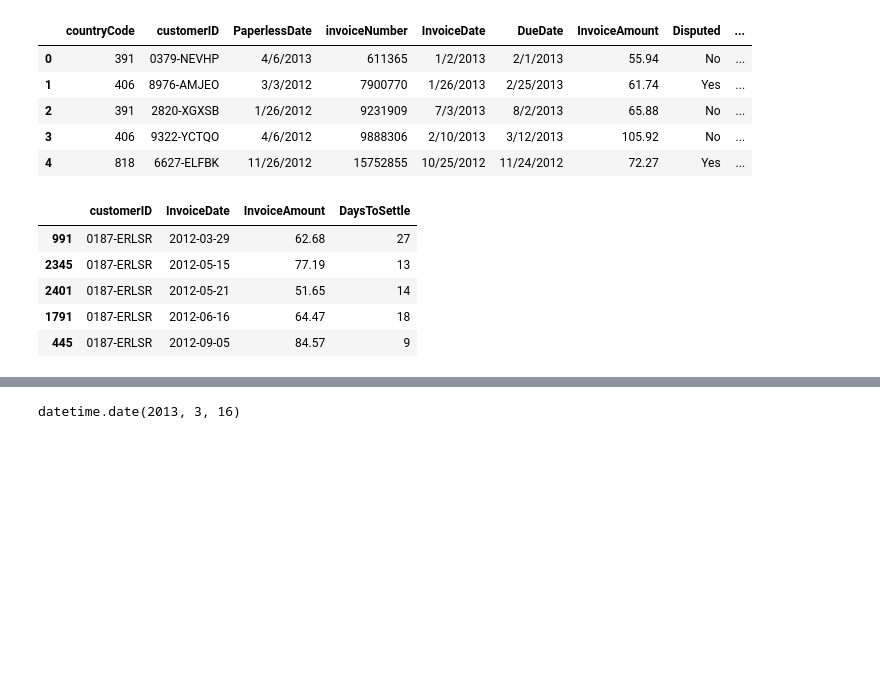
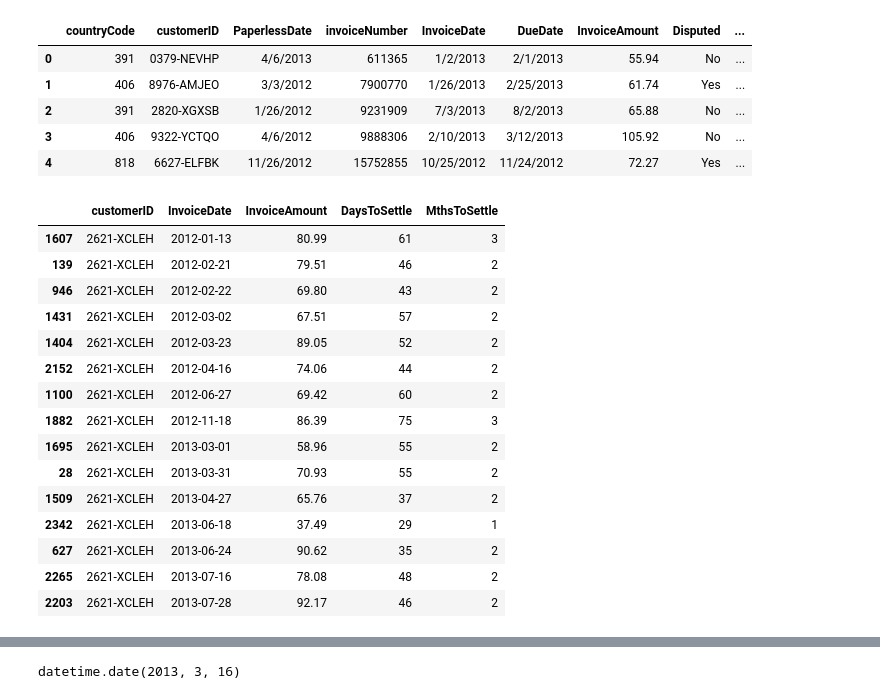
Before and after one commit to MengOonLee/AccountReceivable, a Jupyter notebook: Workflow/InvoicePayment/Forecasting.ipynb, the cells around one changed output, grey strips where cells are left out. Cells and saved outputs as stored; diff of their text form; code cells hidden in the pictures; blank space fills up the shorter version.

```diff
--- a/Workflow/InvoicePayment/Forecasting.ipynb
+++ b/Workflow/InvoicePayment/Forecasting.ipynb
@@ -56,24 +56,41 @@ memory usage: 231.3+ KB
 | 2 | 391 | 2820-XGXSB | 1/26/2012 | 9231909 | 7/3/2013 | 8/2/2013 | 65.88 | No | ... |
 | 3 | 406 | 9322-YCTQO | 4/6/2012 | 9888306 | 2/10/2013 | 3/12/2013 | 105.92 | No | ... |
 | 4 | 818 | 6627-ELFBK | 11/26/2012 | 15752855 | 10/25/2012 | 11/24/2012 | 72.27 | Yes | ... |
-# %%
-import pandas as pd
-
-df_invoice.drop(columns=['countryCode', 'PaperlessDate', 'invoiceNumber',
-    'DueDate', 'Disputed', 'SettledDate', 'PaperlessBill', 'DaysLate'],
-    inplace=True)
-
-df_invoice['InvoiceDate'] = pd.to_datetime(df_invoice['InvoiceDate'],
-    format='%m/%d/%Y').dt.date
-
-df_invoice.sort_values(by=['customerID', 'InvoiceDate'], inplace=True)
-
-df_invoice.head()
-# %% [output]
-|  | customerID | InvoiceDate | InvoiceAmount | DaysToSettle |
-| 991 | 0187-ERLSR | 2012-03-29 | 62.68 | 27 |
-| 2345 | 0187-ERLSR | 2012-05-15 | 77.19 | 13 |
-| 2401 | 0187-ERLSR | 2012-05-21 | 51.65 | 14 |
-| 1791 | 0187-ERLSR | 2012-06-16 | 64.47 | 18 |
-| 445 | 0187-ERLSR | 2012-09-05 | 84.57 | 9 |
+# %%
+import pandas as pd
+
+df_invoice = df.copy()
+
+for c in ['InvoiceDate']:
+    df_invoice[c] = pd.to_datetime(df_invoice[c],
+        format='%m/%d/%Y').dt.date
+
+bins = [0, 30, 60, 90]
+labels = [1, 2, 3]
+df_invoice['MthsToSettle'] = pd.cut(df_invoice['DaysToSettle'],
+    bins=bins, labels=labels)
+
+df_invoice.sort_values(by=['customerID', 'InvoiceDate'], inplace=True)
+df_invoice.drop(columns=['countryCode', 'PaperlessDate', 'invoiceNumber',
+    'DueDate', 'Disputed', 'SettledDate', 'PaperlessBill', 'DaysLate'],
+    inplace=True)
+
+df_invoice[df_invoice['customerID']=='2621-XCLEH']
+# %% [output]
+|  | customerID | InvoiceDate | InvoiceAmount | DaysToSettle | MthsToSettle |
+| 1607 | 2621-XCLEH | 2012-01-13 | 80.99 | 61 | 3 |
+| 139 | 2621-XCLEH | 2012-02-21 | 79.51 | 46 | 2 |
+| 946 | 2621-XCLEH | 2012-02-22 | 69.80 | 43 | 2 |
+| 1431 | 2621-XCLEH | 2012-03-02 | 67.51 | 57 | 2 |
+| 1404 | 2621-XCLEH | 2012-03-23 | 89.05 | 52 | 2 |
+| 2152 | 2621-XCLEH | 2012-04-16 | 74.06 | 44 | 2 |
+| 1100 | 2621-XCLEH | 2012-06-27 | 69.42 | 60 | 2 |
+| 1882 | 2621-XCLEH | 2012-11-18 | 86.39 | 75 | 3 |
+| 1695 | 2621-XCLEH | 2013-03-01 | 58.96 | 55 | 2 |
+| 28 | 2621-XCLEH | 2013-03-31 | 70.93 | 55 | 2 |
+| 1509 | 2621-XCLEH | 2013-04-27 | 65.76 | 37 | 2 |
+| 2342 | 2621-XCLEH | 2013-06-18 | 37.49 | 29 | 1 |
+| 627 | 2621-XCLEH | 2013-06-24 | 90.62 | 35 | 2 |
+| 2265 | 2621-XCLEH | 2013-07-16 | 78.08 | 48 | 2 |
+| 2203 | 2621-XCLEH | 2013-07-28 | 92.17 | 46 | 2 |
 # %%
```
Also changed, not shown: parts of 3 cells of this notebook.
